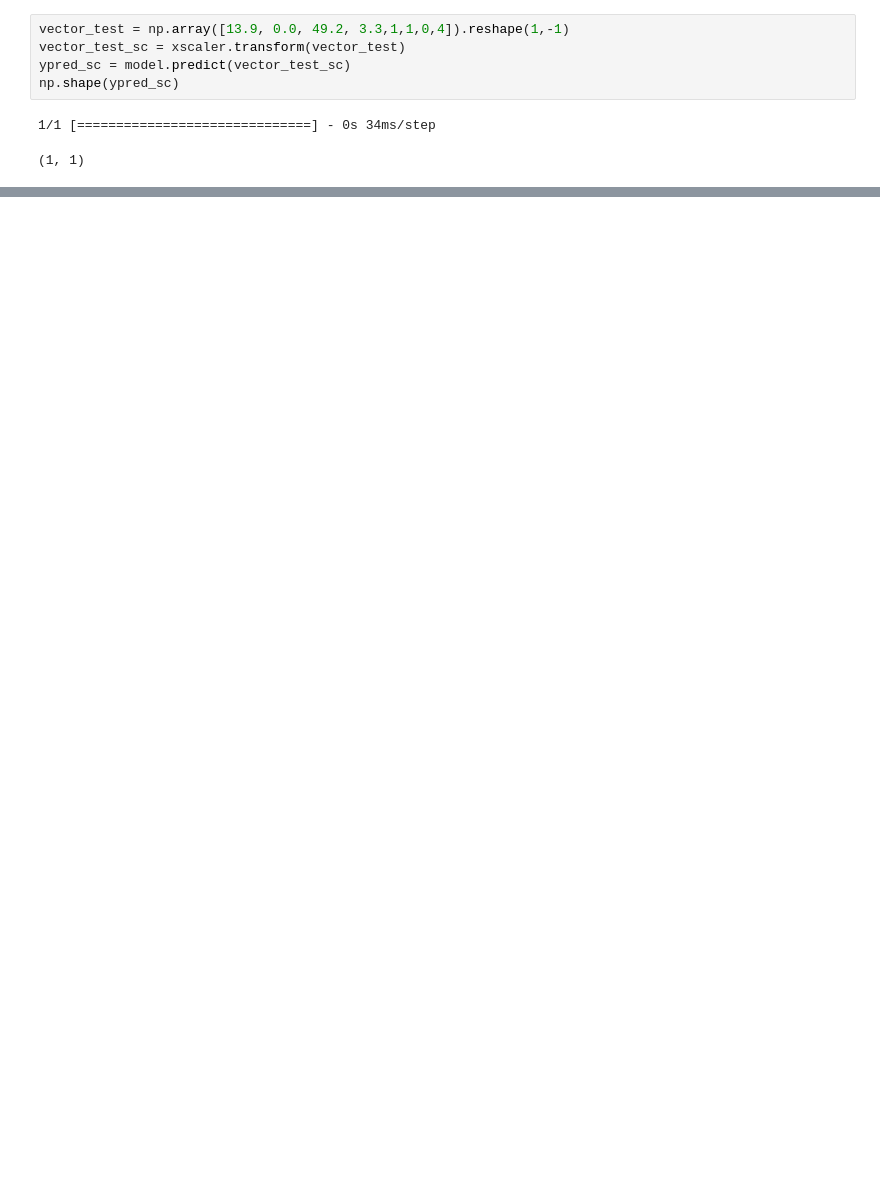
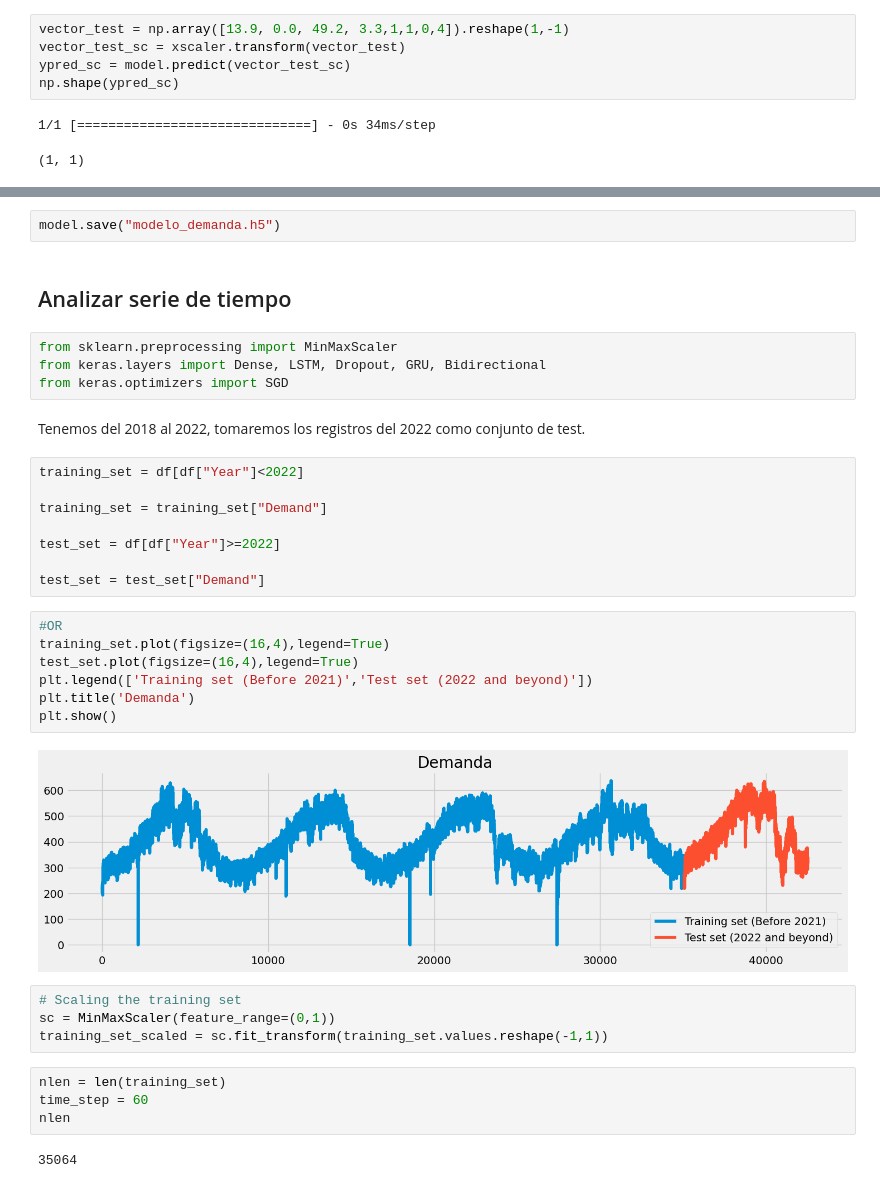
Before and after one commit to igomezv/DataScienceIntermedio, a Jupyter notebook: 5-Aplicación-de-análisis-de-datos.ipynb, the cells around one changed output, grey strips where cells are left out. Drawn from its saved outputs; the diff is of its cells as text; blank space fills up the shorter version.

```diff
--- a/5-Aplicación-de-análisis-de-datos.ipynb
+++ b/5-Aplicación-de-análisis-de-datos.ipynb
@@ -429,0 +428,37 @@ model.save("modelo_demanda.h5")
+# %%
+model.save("modelo_demanda.h5")
+# %% [markdown]
+## Analizar serie de tiempo
+# %%
+from sklearn.preprocessing import MinMaxScaler
+from keras.layers import Dense, LSTM, Dropout, GRU, Bidirectional
+from keras.optimizers import SGD
+# %% [markdown]
+Tenemos del 2018 al 2022, tomaremos los registros del 2022 como conjunto de test.
+# %%
+training_set = df[df["Year"]<2022]
+
+training_set = training_set["Demand"]
+
+test_set = df[df["Year"]>=2022]
+
+test_set = test_set["Demand"]
+# %%
+#OR
+training_set.plot(figsize=(16,4),legend=True)
+test_set.plot(figsize=(16,4),legend=True)
+plt.legend(['Training set (Before 2021)','Test set (2022 and beyond)'])
+plt.title('Demanda')
+plt.show()
+# %% [output]
+[figure, added]
+# %%
+# Scaling the training set
+sc = MinMaxScaler(feature_range=(0,1))
+training_set_scaled = sc.fit_transform(training_set.values.reshape(-1,1))
+# %%
+nlen = len(training_set)
+time_step = 60
+nlen
+# %% [output]
+35064
```
Also changed, not shown: parts of 29 cells of this notebook.
